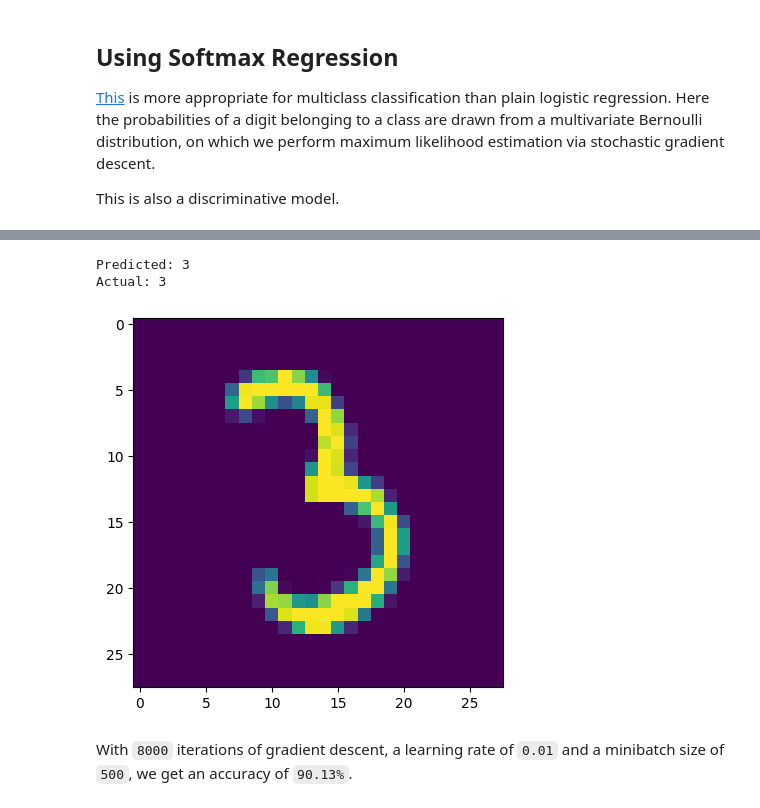
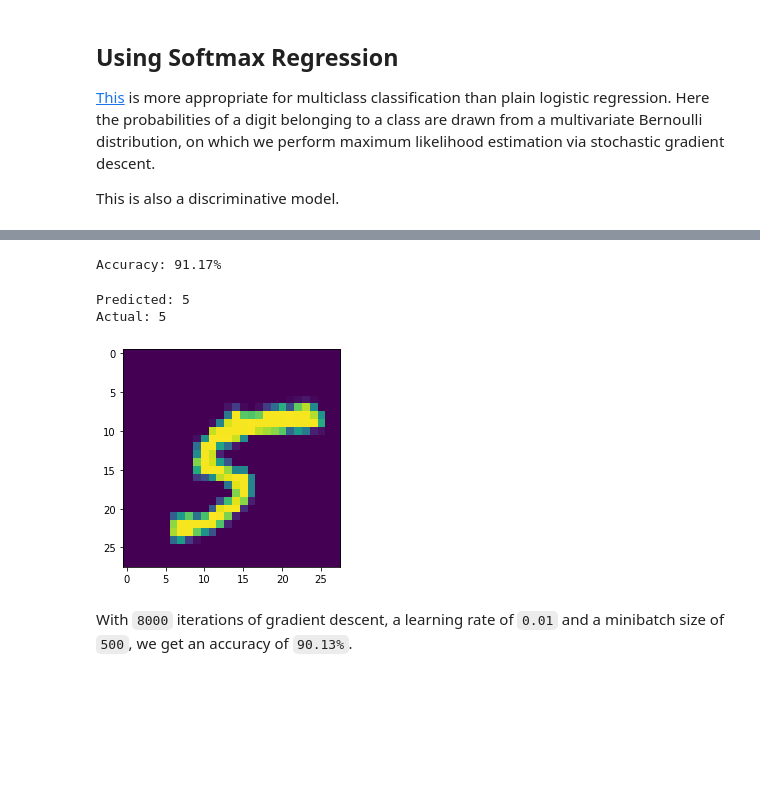
Before and after one commit to theashwinabraham/WiDS-Training-AI-to-play-games-using-Reinforcement-Learning, a Jupyter notebook: Week1/MNIST.ipynb, the cells around one changed output, grey strips where cells are left out. Cells and saved outputs as stored; diff of their text form; code cells hidden in the pictures; blank space fills up the shorter version.

````diff
--- a/Week1/MNIST.ipynb
+++ b/Week1/MNIST.ipynb
@@ -160,12 +173,15 @@ Accuracy: 90.13%
-# %%
-i = np.random.randint(0, x_test.shape[0])
-plt.imshow(x_test[i]);
-print(f'Predicted: {prediction(x_test[i])}')
-print(f'Actual: {y_test[i]}')
-# %% [output]
-Predicted: 3
-Actual: 3
-[figure, removed]
+# %%
+model = MNIST_classifier(600, 1e-2, 180, "softmax")
+model.train_model()
+model.accuracy()
+# %% [output]
+Accuracy: 91.17%
+# %%
+model.tester()
+# %% [output]
+Predicted: 5
+Actual: 5
+[figure, added]
 # %% [markdown]
 With ```8000``` iterations of gradient descent, a learning rate of ```0.01``` and a minibatch size of ```500```, we get an accuracy of ```90.13%```.
 # %% [markdown]
````
Also changed, not shown: parts of 15 cells of this notebook, 1 other file.
